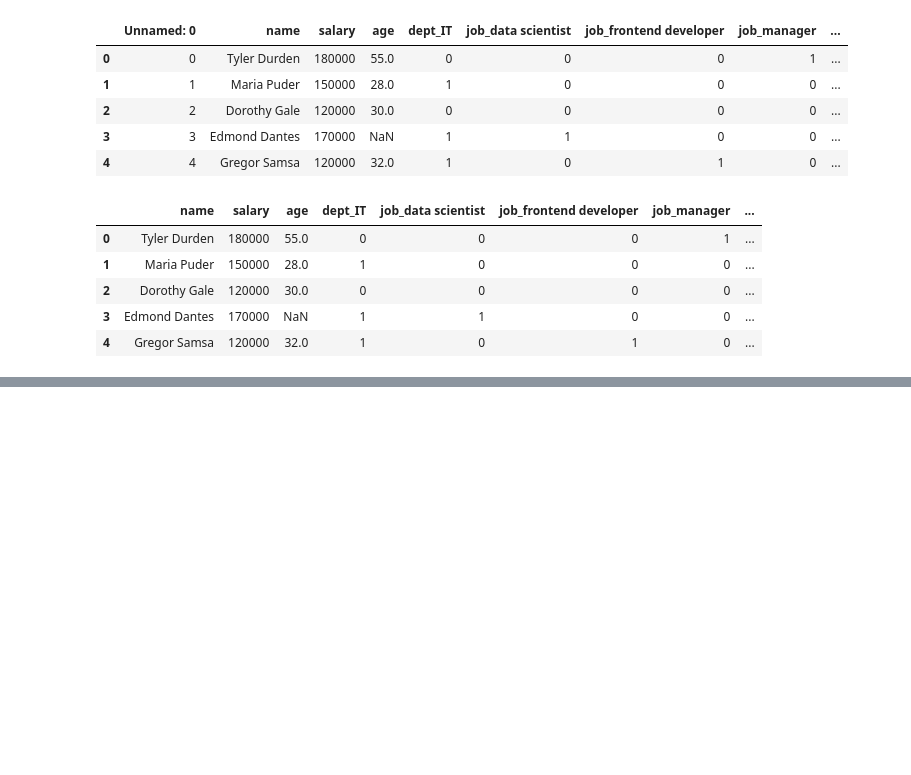
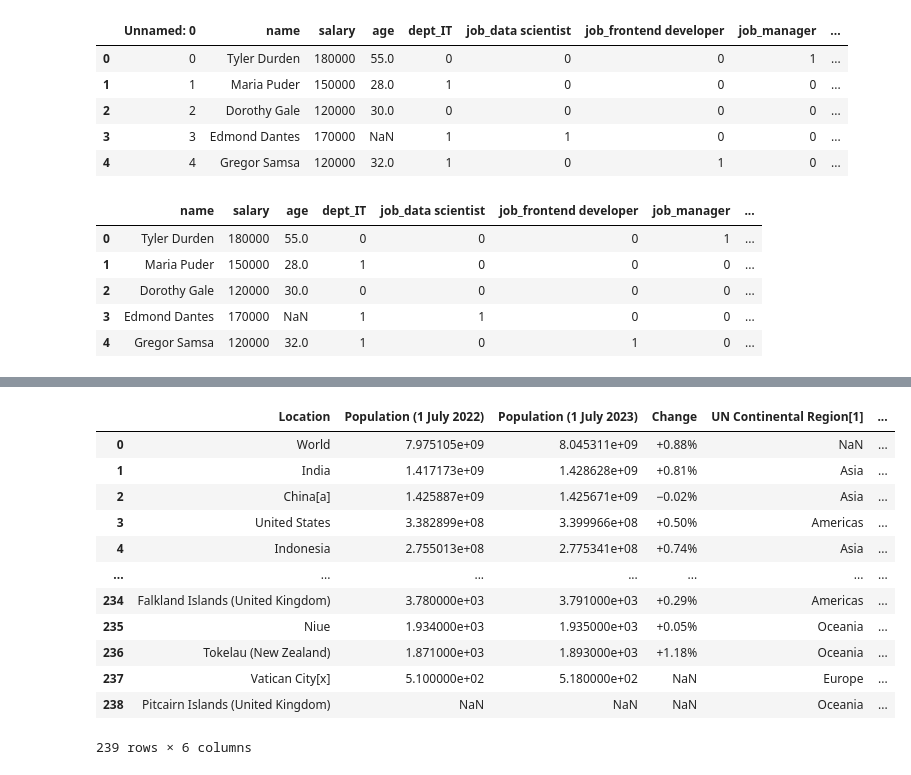
Before and after one commit to fulyacelebii/vscode, a Jupyter notebook: Pandas_PreClass_8 (Combining Data Frames & String Methods & dummy_operations) 26.03.24.ipynb, the cells around one changed output, grey strips where cells are left out. Drawn from its saved outputs; the diff is of its cells as text; code cells hidden in the pictures; blank space fills up the shorter version.

```diff
--- a/Pandas_PreClass_8 (Combining Data Frames & String Methods & dummy_operations) 26.03.24.ipynb
+++ b/Pandas_PreClass_8 (Combining Data Frames & String Methods & dummy_operations) 26.03.24.ipynb
@@ -627,0 +662,2 @@ pd.read_csv("df_final.csv", index_col=0)  #bu şekilde alırsak o sütunu index
+# %%
+df_html = pd.read_html("https://en.wikipedia.org/wiki/List_of_countries_by_population_(United_Nations)")
@@ -628,3 +684,19 @@ pd.read_csv("df_final.csv", index_col=0)  #bu şekilde alırsak o sütunu index
+# %%
+df_html[0]  #0'ıncı indeksi çağırırsak düzenli olarak gelir.
+# %% [output]
+|  | Location | Population (1 July 2022) | Population (1 July 2023) | Change | UN Continental Region[1] | ... |
+| 0 | World | 7.975105e+09 | 8.045311e+09 | +0.88% | NaN | ... |
+| 1 | India | 1.417173e+09 | 1.428628e+09 | +0.81% | Asia | ... |
+| 2 | China[a] | 1.425887e+09 | 1.425671e+09 | −0.02% | Asia | ... |
+| 3 | United States | 3.382899e+08 | 3.399966e+08 | +0.50% | Americas | ... |
+| 4 | Indonesia | 2.755013e+08 | 2.775341e+08 | +0.74% | Asia | ... |
+| ... | ... | ... | ... | ... | ... | ... |
+| 234 | Falkland Islands (United Kingdom) | 3.780000e+03 | 3.791000e+03 | +0.29% | Americas | ... |
+| 235 | Niue | 1.934000e+03 | 1.935000e+03 | +0.05% | Oceania | ... |
+| 236 | Tokelau (New Zealand) | 1.871000e+03 | 1.893000e+03 | +1.18% | Oceania | ... |
+| 237 | Vatican City[x] | 5.100000e+02 | 5.180000e+02 | NaN | Europe | ... |
+| 238 | Pitcairn Islands (United Kingdom) | NaN | NaN | NaN | Oceania | ... |
+239 rows × 6 columns
 # %% [markdown]
 # <p style="background-color:green;font-family:newtimeroman;font-size:100%;color:white;text-align:center;border-radius:20px 20px;"><b>Faydalı Olması Temennisiyle Teşekkürler</b></p>
 ![](https://www.techproeducation.com/logo/headerlogo.svg)
```
Also changed, not shown: parts of 6 cells of this notebook, 2 other files.
